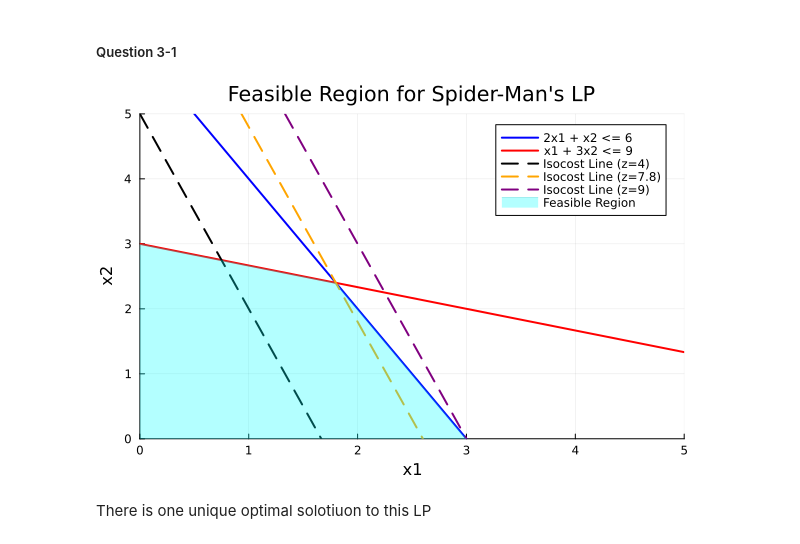
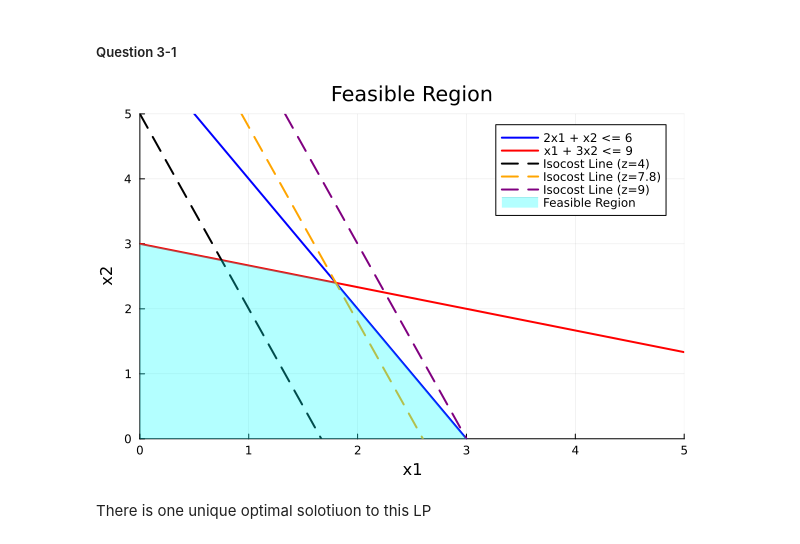
Before and after one commit to Damion-14/ECE524, a Jupyter notebook: hw2/hw2.ipynb, the cells around one changed output. Saved outputs shown, nothing was run; the diff lists cells and outputs as text; code cells hidden in the pictures.

```diff
--- a/hw2/hw2.ipynb
+++ b/hw2/hw2.ipynb
@@ -343,35 +352,35 @@ x4 = 0.0
 # %%
 x1_range = 0:0.1:10
 f1(x1) = 6 - 2*x1
 f2(x1) = 3 - (x1/3)
 
 plot(x1_range, f1.(x1_range), label="2x1 + x2 <= 6", lw=2, color=:blue)
 plot!(x1_range, f2.(x1_range), label="x1 + 3x2 <= 9", lw=2, color=:red)
 
 # isocost lines
 isocost_line(z, x1) = z - 3*x1  # Pass z as a parameter to the function
 z = 5
 plot!(x1_range, isocost_line.(z, x1_range), label="Isocost Line (z=4)", linestyle=:dash, lw=2, color=:black)
 z = 27/5 + f1(9/5)
 plot!(x1_range, isocost_line.(z, x1_range), label="Isocost Line (z=7.8)", linestyle=:dash, lw=2, color=:orange)
 z = 9
 plot!(x1_range, isocost_line.(z, x1_range), label="Isocost Line (z=9)", linestyle=:dash, lw=2, color=:purple)
 
 # feasiable region
 x_vals = [0, 3, 9/5, 0]
 y_vals = [0, 0, f1(9/5), 3]
 
 plot!(x_vals, y_vals, fill=(0, :cyan, 0.3), lw=0, label="Feasible Region")
 
 xlabel!("x1")
 ylabel!("x2")
 
-title!("Feasible Region for Spider-Man's LP")
+title!("Feasible Region")
 
 xlims!(0, 5)
 ylims!(0, 5)
 # %% [output]
-[figure, old version]
+[figure, new version]
 # %% [markdown]
 There is one unique optimal solotiuon to this LP
 # %% [markdown]
```
Also changed, not shown: parts of 30 cells of this notebook.
